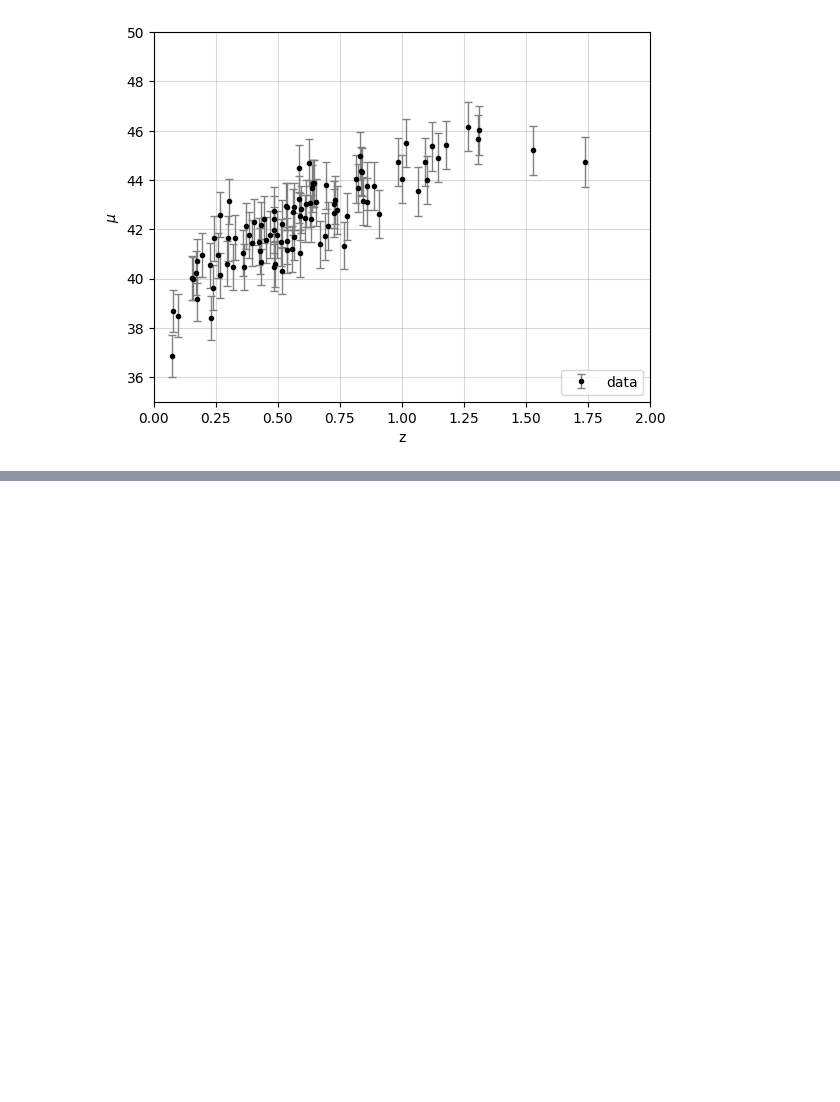
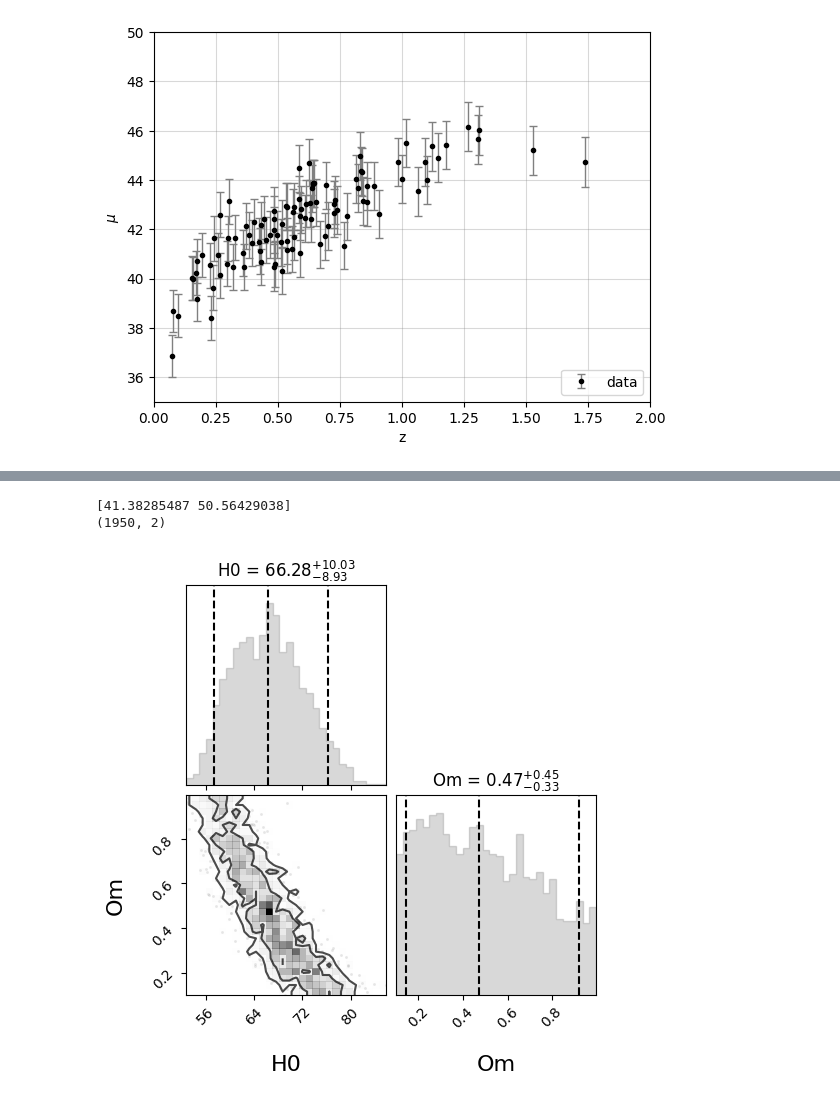
Before and after one commit to Alice-Palladino/astrostatistics_bicocca_2024, a Jupyter notebook: working/L18 - Supernovae distances and redshifts (part 2).ipynb, the cells around one changed output, grey strips where cells are left out. Drawn from its saved outputs; the diff is of its cells as text; code cells hidden in the pictures; blank space fills up the shorter version.

```diff
--- a/working/L18 - Supernovae distances and redshifts (part 2).ipynb
+++ b/working/L18 - Supernovae distances and redshifts (part 2).ipynb
@@ -57,0 +159,12 @@ plt.show()
+# %%
+ndim = 2
+nwalkers = 10
+nsteps = 10000
+
+par = [75, 0.5]
+# %%
+starting_guesses = par + np.random.normal(loc=0, scale=0.1, size=(nwalkers, ndim))
+sampler = emcee.EnsembleSampler(nwalkers, ndim, lnPosterior, args=[z_sample, mu_sample, dmu])
+sampler.run_mcmc(starting_guesses, nsteps, progress = True)
+
+samples = sampler.get_chain()
@@ -57,0 +177,20 @@ plt.show()
+# %%
+tau = sampler.get_autocorr_time()
+print(tau)
+
+flat_samples = sampler.get_chain(discard=5*int(max(tau)), thin=int(max(tau)), flat=True)
+print(flat_samples.shape)
+# %% [output]
+[41.38285487 50.56429038]
+(1950, 2)
+# %%
+# Corner plots
+quantiles = [0.05, 0.5, 0.95]
+levels = [0.68, 0.95]
+fig = corner.corner(flat_samples, labels=labels, plot_datapoints = True, levels=levels, quantiles=quantiles, bins = 30,
+                    show_titles=True,
+                   label_kwargs={"fontsize": 16}, hist_kwargs={"fill": True, "color": "grey", "alpha": 0.3},
+                   contour_kwargs={"colors": "black", "alpha": 0.7}, use_math_text=True)
+plt.show()
+# %% [output]
+[figure, added]
```
Also changed, not shown: parts of 48 cells of this notebook.
